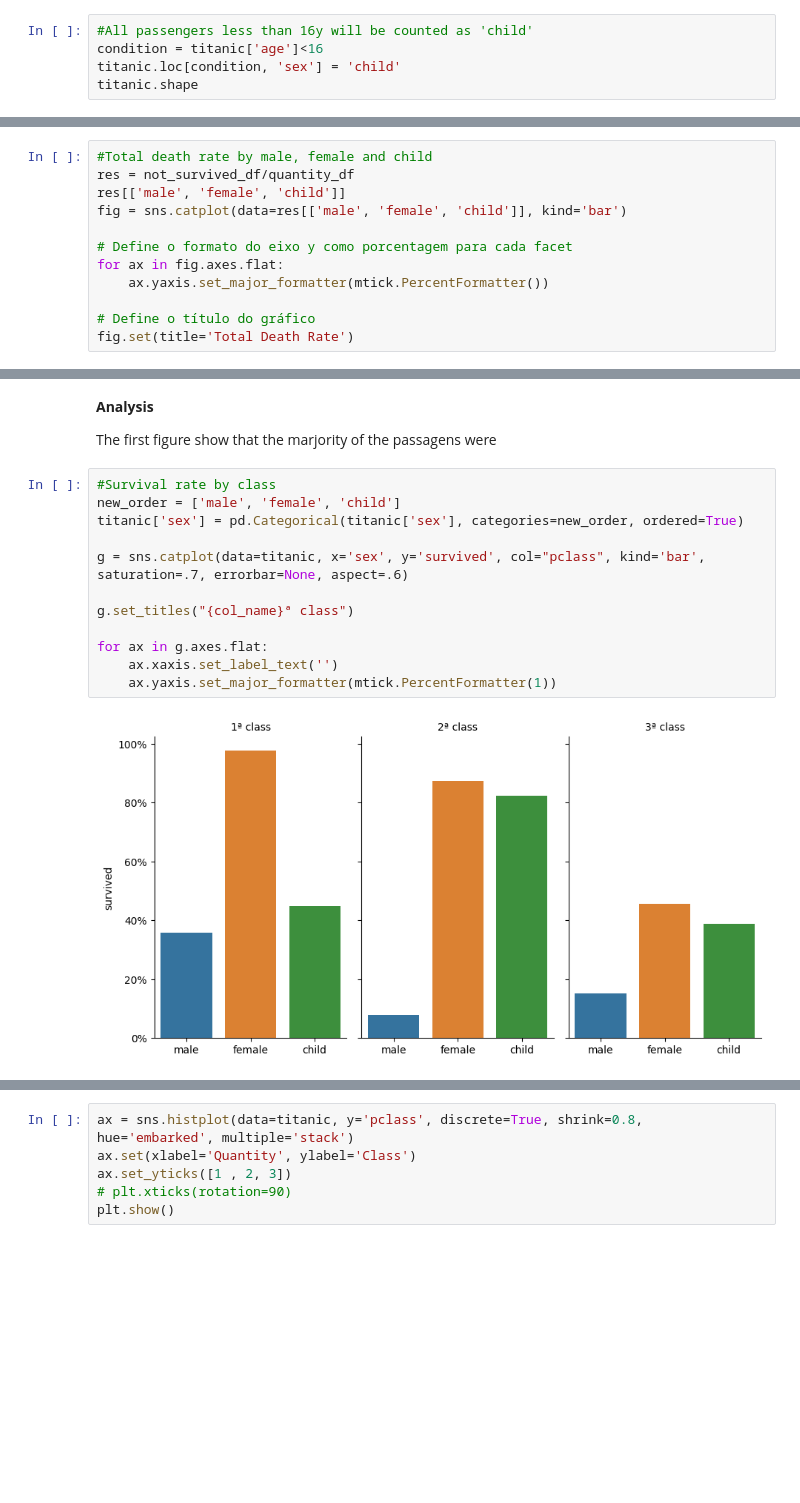
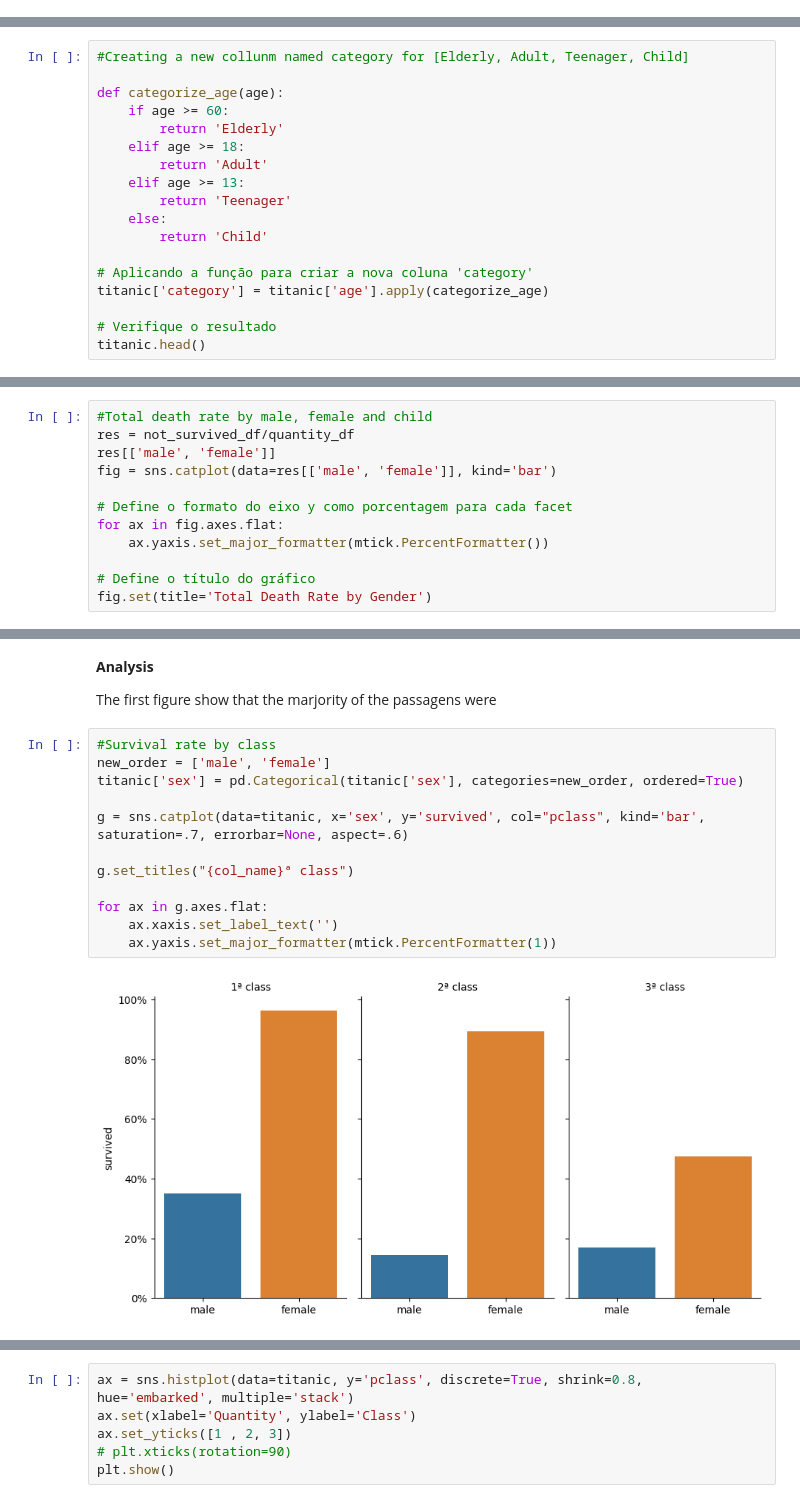
Before and after one commit to eng-robsonsampaio/data-science, a Jupyter notebook: Class 2/assignment - titanic data analysis.ipynb, the cells around one changed output, grey strips where cells are left out. Drawn from its saved outputs; the diff is of its cells as text; blank space fills up the shorter version.

Commit message:
I removed the 'child' from column 'sex'. I created a new column called 'category' with [elderly, adult, teenager, child]

```diff
--- a/Class 2/assignment - titanic data analysis.ipynb
+++ b/Class 2/assignment - titanic data analysis.ipynb
@@ -38,8 +38,3 @@ titanic = titanic.dropna(subset=['age'])
 titanic.shape
 # %% [output]
 (1046, 14)
-# %%
-#All passengers less than 16y will be counted as 'child'
-condition = titanic['age']<16
-titanic.loc[condition, 'sex'] = 'child'
-titanic.shape
@@ -56,0 +41,18 @@ titanic.head()
+# %%
+#Creating a new collunm named category for [Elderly, Adult, Teenager, Child]
+
+def categorize_age(age):
+    if age >= 60:
+        return 'Elderly'
+    elif age >= 18:
+        return 'Adult'
+    elif age >= 13:
+        return 'Teenager'
+    else:
+        return 'Child'
+
+# Aplicando a função para criar a nova coluna 'category'
+titanic['category'] = titanic['age'].apply(categorize_age)
+
+# Verifique o resultado
+titanic.head()
@@ -104,14 +110,14 @@ not_survived_df
 # %%
 #Total death rate by male, female and child
 res = not_survived_df/quantity_df
-res[['male', 'female', 'child']]
-fig = sns.catplot(data=res[['male', 'female', 'child']], kind='bar')
+res[['male', 'female']]
+fig = sns.catplot(data=res[['male', 'female']], kind='bar')
 
 # Define o formato do eixo y como porcentagem para cada facet
 for ax in fig.axes.flat:
     ax.yaxis.set_major_formatter(mtick.PercentFormatter())
 
 # Define o título do gráfico
-fig.set(title='Total Death Rate')
+fig.set(title='Total Death Rate by Gender')
 # %% [output]
 <seaborn.axisgrid.FacetGrid at 0x...>
@@ -152,18 +148,18 @@ g2.grid(True, color=grid_color)
 The first figure show that the marjority of the passagens were
 # %%
 #Survival rate by class
-new_order = ['male', 'female', 'child']
+new_order = ['male', 'female']
 titanic['sex'] = pd.Categorical(titanic['sex'], categories=new_order, ordered=True)
 
 g = sns.catplot(data=titanic, x='sex', y='survived', col="pclass", kind='bar', saturation=.7, errorbar=None, aspect=.6)
 
 g.set_titles("{col_name}ª class")
 
 for ax in g.axes.flat:
     ax.xaxis.set_label_text('')
     ax.yaxis.set_major_formatter(mtick.PercentFormatter(1))
 # %% [output]
-[figure, old version]
+[figure, new version]
 # %%
 #Absolute number of deads by class
 g = sns.catplot(data=titanic[titanic['survived']==0], x='sex', col="pclass", kind='count', saturation=.7, errorbar=None, aspect=.6)
```
Also changed, not shown: parts of 12 cells of this notebook.
